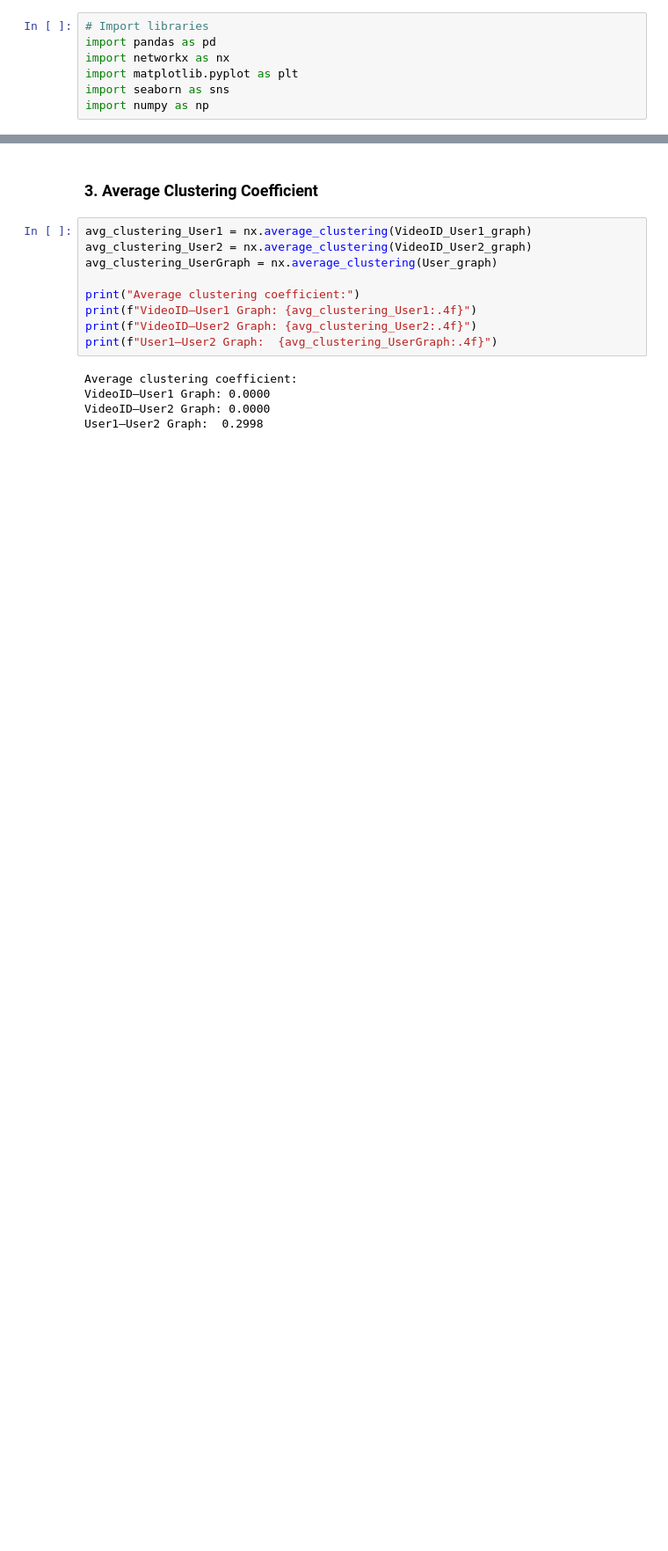
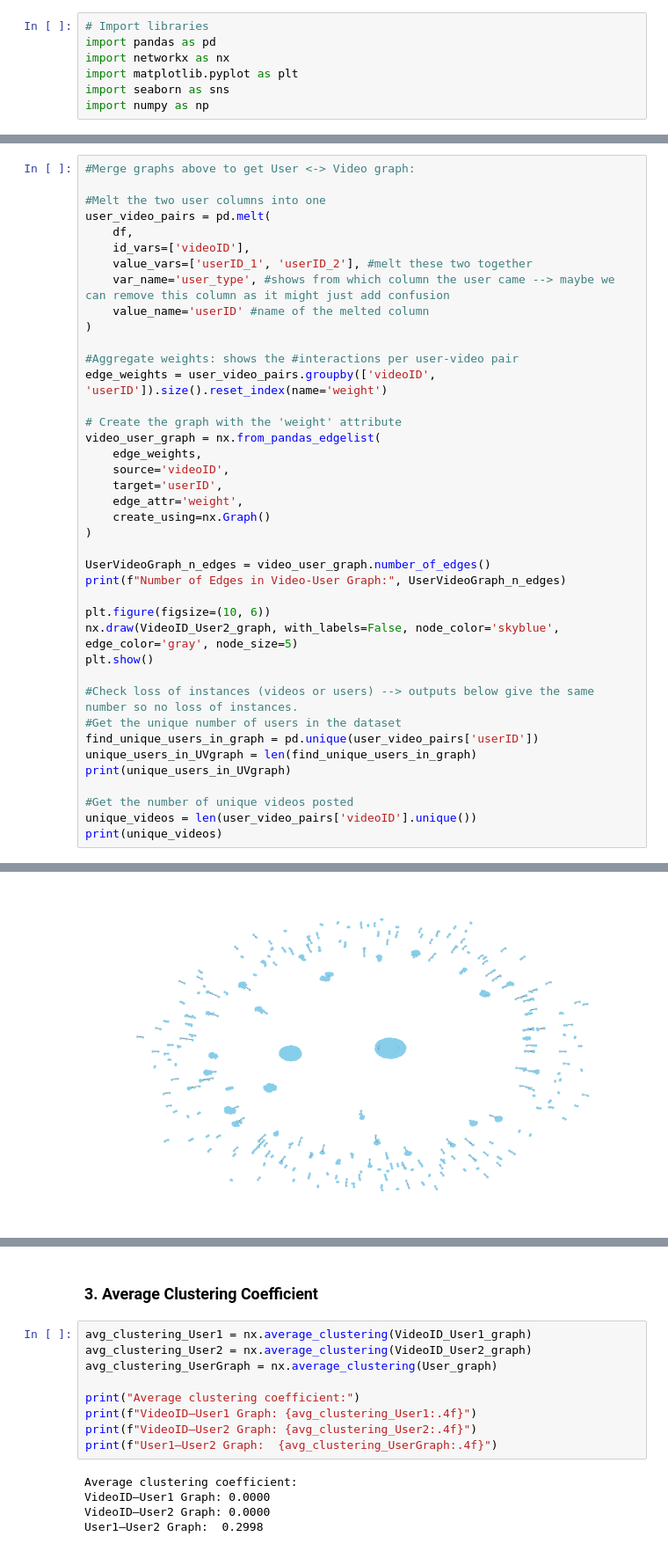
Before and after one commit to DanielQuiram-UM/Network_Science_Assignment_1, a Jupyter notebook: WS.ipynb, the cells around one changed output, grey strips where cells are left out. Shown: that part at 88% size. Cells and saved outputs as stored; diff of their text form; blank space fills up the shorter version.

Commit message:
check whether pushed right version

```diff
--- a/WS.ipynb
+++ b/WS.ipynb
@@ -200,0 +229,41 @@ plt.show()
+# %%
+#Merge graphs above to get User <-> Video graph:
+
+#Melt the two user columns into one
+user_video_pairs = pd.melt(
+    df,
+    id_vars=['videoID'],
+    value_vars=['userID_1', 'userID_2'], #melt these two together
+    var_name='user_type', #shows from which column the user came --> maybe we can remove this column as it might just add confusion
+    value_name='userID' #name of the melted column
+)
+
+#Aggregate weights: shows the #interactions per user-video pair
+edge_weights = user_video_pairs.groupby(['videoID', 'userID']).size().reset_index(name='weight')
+
+# Create the graph with the 'weight' attribute
+video_user_graph = nx.from_pandas_edgelist(
+    edge_weights,
+    source='videoID',
+    target='userID',
+    edge_attr='weight',
+    create_using=nx.Graph()
+)
+
+UserVideoGraph_n_edges = video_user_graph.number_of_edges()
+print(f"Number of Edges in Video-User Graph:", UserVideoGraph_n_edges)
+
+plt.figure(figsize=(10, 6))
+nx.draw(VideoID_User2_graph, with_labels=False, node_color='skyblue', edge_color='gray', node_size=5)
+plt.show()
+
+#Check loss of instances (videos or users) --> outputs below give the same number so no loss of instances.
+#Get the unique number of users in the dataset
+find_unique_users_in_graph = pd.unique(user_video_pairs['userID'])
+unique_users_in_UVgraph = len(find_unique_users_in_graph)
+print(unique_users_in_UVgraph)
+
+#Get the number of unique videos posted
+unique_videos = len(user_video_pairs['videoID'].unique())
+print(unique_videos)
+# %% [output]
@@ -200,0 +271 @@ plt.show()
+[figure, added]
```
Also changed, not shown: parts of 37 cells of this notebook.
